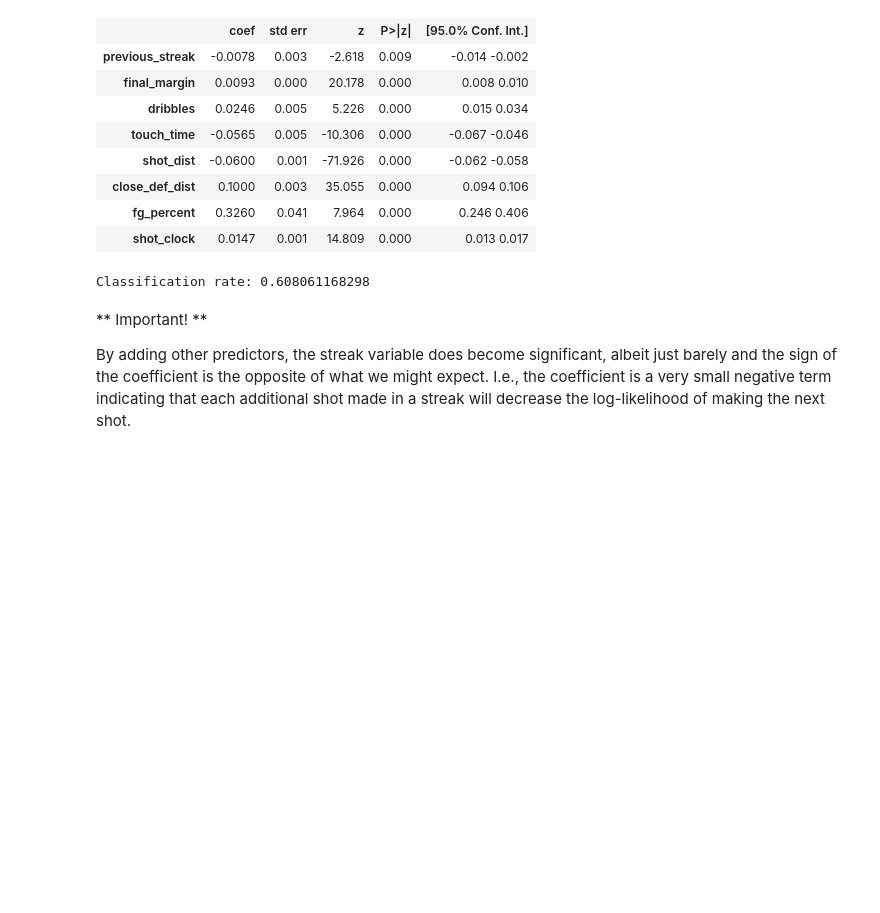
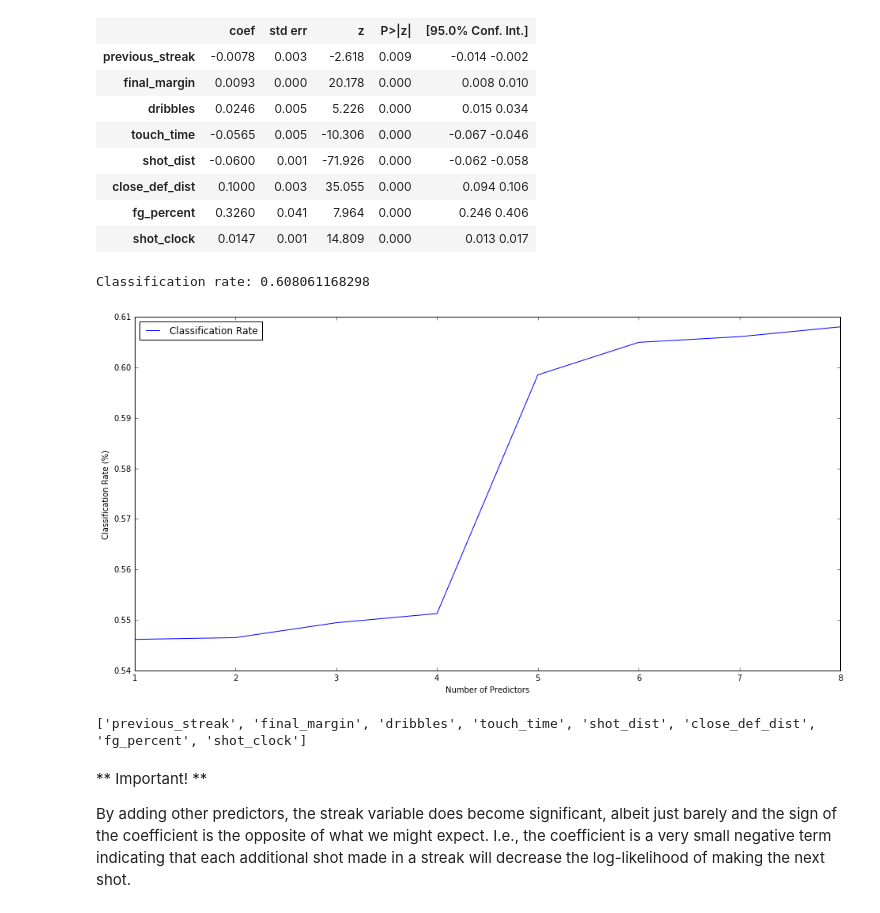
Before and after one commit to kylekwong/cs109-hot-hand, a Jupyter notebook: hot_hand_modeling.ipynb, the cells around one changed output. Cells and saved outputs as stored; diff of their text form; code cells hidden in the pictures; blank space fills up the shorter version.

Commit message:
added classification rate image

```diff
--- a/hot_hand_modeling.ipynb
+++ b/hot_hand_modeling.ipynb
@@ -223,6 +223,61 @@ score = robust_logit.score(x_test, y_test)
 print 'Classification rate:', score
 # %% [output]
 Classification rate: 0.608061168298
+# %%
+## Create graph that shows increasing classification rate as # of factors increases
+
+# Create array of possible confounders
+possible_confounders = ['previous_streak', 'final_margin', 'dribbles', 'touch_time', 'shot_dist', 'close_def_dist',
+                        'fg_percent', 'shot_clock']
+
+# Choose x_set
+x = data[possible_confounders]
+y = data['fgm'].values
+
+# Look at results
+logit = sm.Logit(y, x)
+result = logit.fit(disp=0)
+result.summary()
+
+# declare plot arrays
+numbers = []
+rates = []
+
+# Loop through confounders and add one by one and output number of predictors and accuracy
+for i in range(len(possible_confounders)):
+
+    # Grab predictors
+    confounders = possible_confounders[:i+1]
+
+    # Set number of predictors
+    num_confounders = len(confounders)
+
+    # Set x
+    x = data[confounders]
+
+    # Fit model
+    x_train, x_test, y_train, y_test = train_test_split(x, y, train_size=0.6, random_state=42)
+    robust_logit = LogisticRegression(C=100000000.0)
+    robust_logit.fit(x_train, y_train)
+    score = robust_logit.score(x_test, y_test)
+    numbers.append(num_confounders)
+    rates.append(score)
+
+# Plot
+fig = plt.figure(figsize=(16,8))
+# plot both
+ax1 = fig.add_subplot(111)
+ax1.plot(numbers, rates, 'blue', label='Classification Rate')
+#ax1.set_xlim(-7, 8)
+ax1.set_xlabel('Number of Predictors'); plt.ylabel('Classification Rate (%)')
+ax1.legend(loc='best')
+plt.show()
+
+# Print predictors
+print confounders
+# %% [output]
+[figure, added]
+['previous_streak', 'final_margin', 'dribbles', 'touch_time', 'shot_dist', 'close_def_dist', 'fg_percent', 'shot_clock']
 # %% [markdown]
 ** Important! **
 
```
Also changed, not shown: 1 other file.
